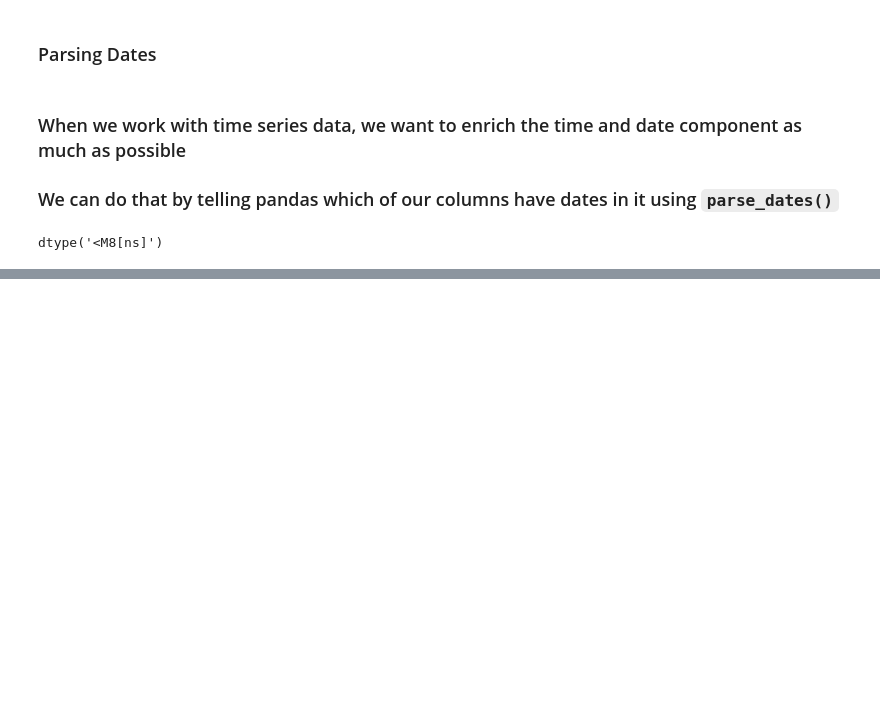
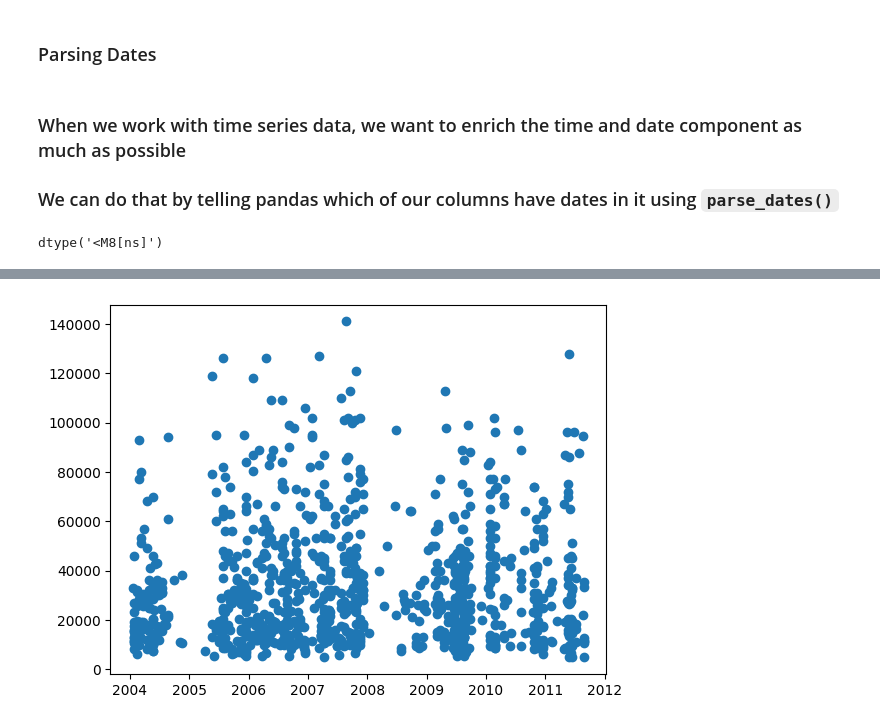
Before and after one commit to mainaliashish/ml-projects, a Jupyter notebook: project-two-bulldozer-price-regression/bull_dozer.ipynb, the cells around one changed output, grey strips where cells are left out. Cells and saved outputs as stored; diff of their text form; code cells hidden in the pictures; blank space fills up the shorter version.

```diff
--- a/project-two-bulldozer-price-regression/bull_dozer.ipynb
+++ b/project-two-bulldozer-price-regression/bull_dozer.ipynb
@@ -110,0 +124,5 @@ df.sale
+# %%
+fig, ax = plt.subplots()
+ax.scatter(df["saledate"][:1000], df["SalePrice"][:1000]);
+# %% [output]
+[figure, added]
```
Also changed, not shown: parts of 23 cells of this notebook.
